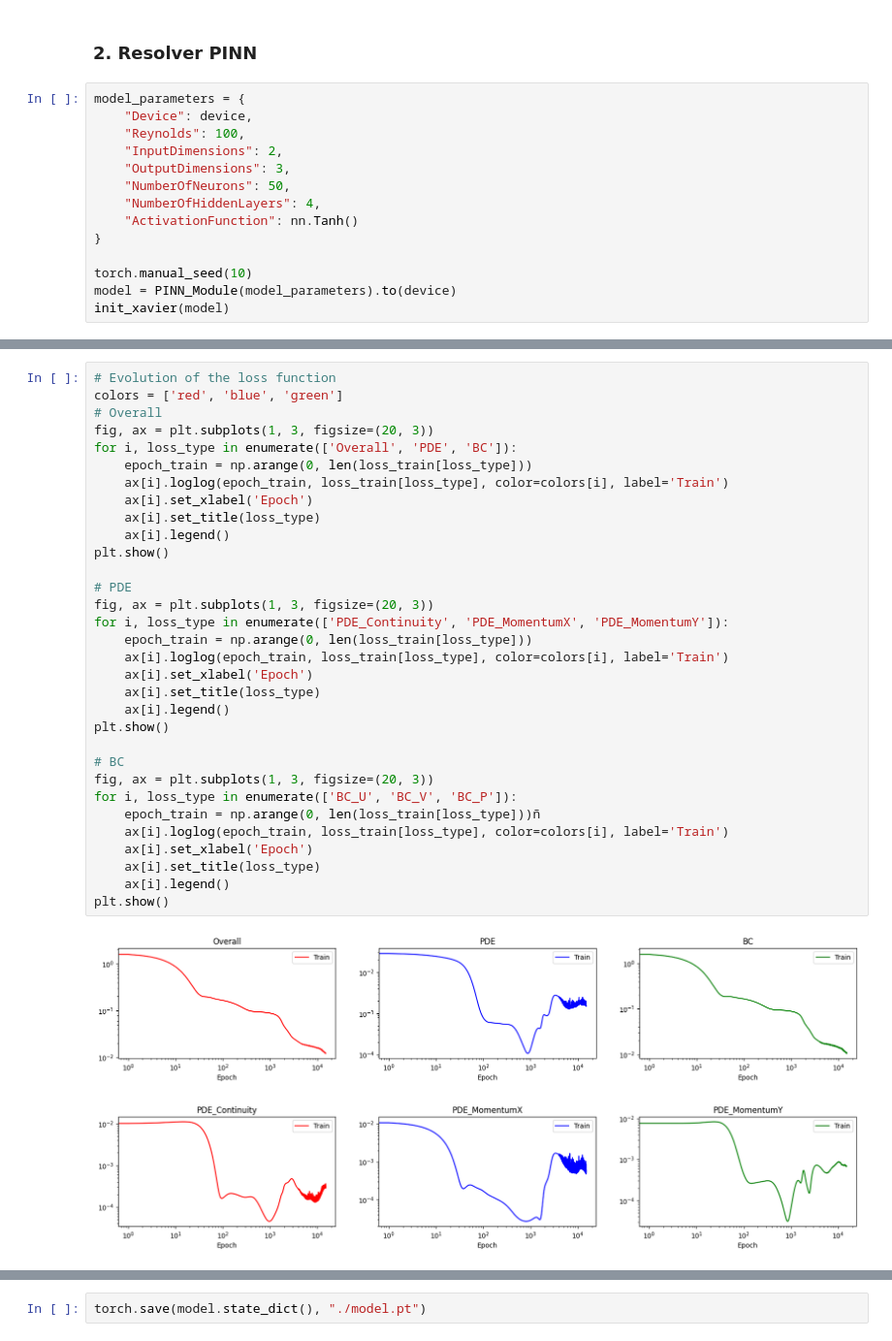
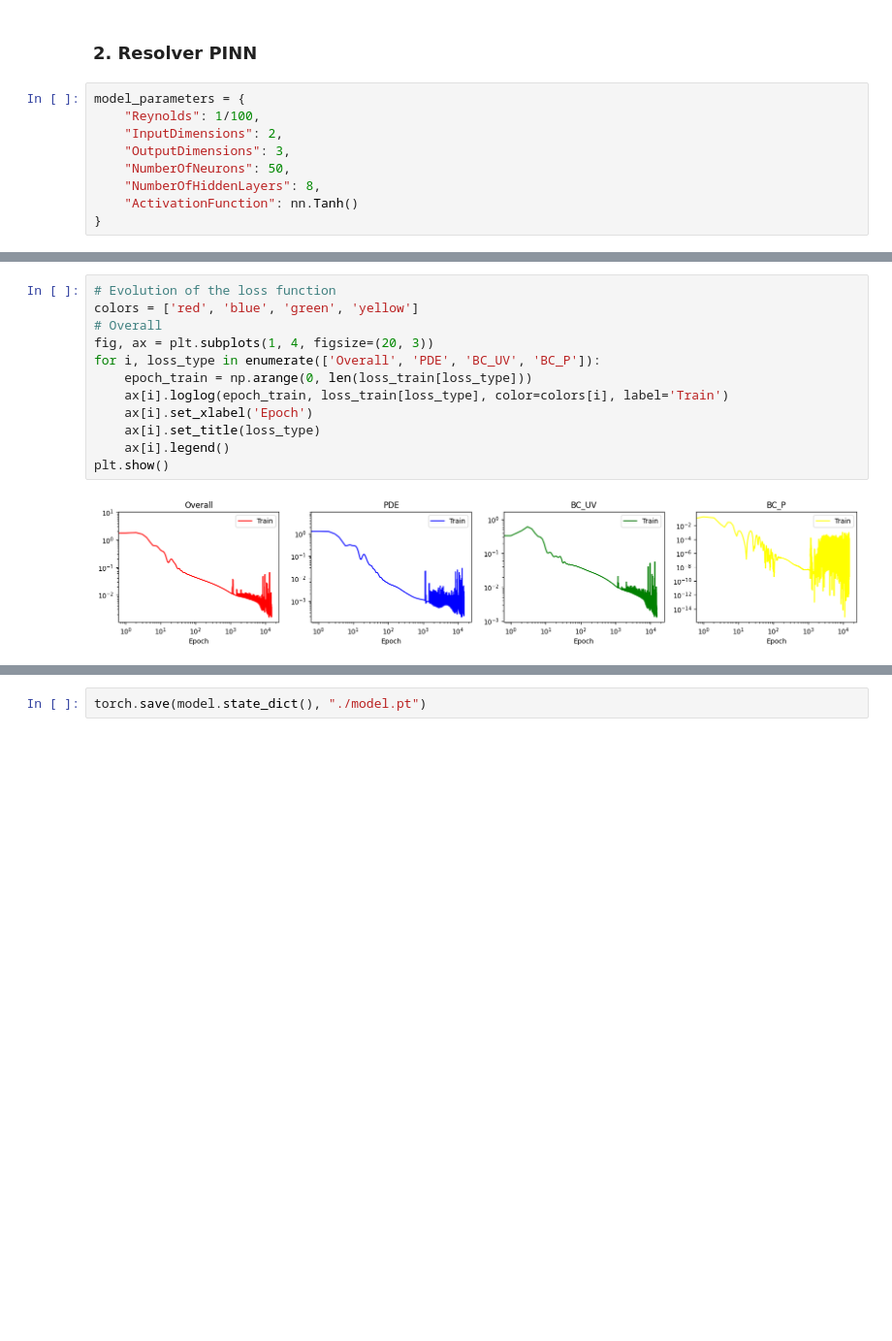
Before and after one commit to maxit1992/MIA_RNIF, a Jupyter notebook: TP_RNIF.ipynb, the cells around one changed output, grey strips where cells are left out. Shown at 97% size. Drawn from its saved outputs; the diff is of its cells as text; blank space fills up the shorter version.

Commit message:
mejoras rendimiento modelo

```diff
--- a/TP_RNIF.ipynb
+++ b/TP_RNIF.ipynb
@@ -288,16 +281,11 @@ def init_xavier(model):
 ### 2. Resolver PINN
 # %%
 model_parameters = {
-    "Device": device,
-    "Reynolds": 100,
+    "Reynolds": 1/100,
     "InputDimensions": 2,
     "OutputDimensions": 3,
     "NumberOfNeurons": 50,
-    "NumberOfHiddenLayers": 4,
+    "NumberOfHiddenLayers": 8,
     "ActivationFunction": nn.Tanh()
 }
-
-torch.manual_seed(10)
-model = PINN_Module(model_parameters).to(device)
-init_xavier(model)
 # %%
@@ -376,35 +355,14 @@ Epoch 15000/15000 - Loss Overall: 0.012208283878862858, PDE: 0.00153141911141574
 # %%
 # Evolution of the loss function
-colors = ['red', 'blue', 'green']
+colors = ['red', 'blue', 'green', 'yellow']
 # Overall
-fig, ax = plt.subplots(1, 3, figsize=(20, 3))
-for i, loss_type in enumerate(['Overall', 'PDE', 'BC']):
+fig, ax = plt.subplots(1, 4, figsize=(20, 3))
+for i, loss_type in enumerate(['Overall', 'PDE', 'BC_UV', 'BC_P']):
     epoch_train = np.arange(0, len(loss_train[loss_type]))
     ax[i].loglog(epoch_train, loss_train[loss_type], color=colors[i], label='Train')
     ax[i].set_xlabel('Epoch')
     ax[i].set_title(loss_type)
     ax[i].legend()
 plt.show()
-
-# PDE
-fig, ax = plt.subplots(1, 3, figsize=(20, 3))
-for i, loss_type in enumerate(['PDE_Continuity', 'PDE_MomentumX', 'PDE_MomentumY']):
-    epoch_train = np.arange(0, len(loss_train[loss_type]))
-    ax[i].loglog(epoch_train, loss_train[loss_type], color=colors[i], label='Train')
-    ax[i].set_xlabel('Epoch')
-    ax[i].set_title(loss_type)
-    ax[i].legend()
-plt.show()
-
-# BC
-fig, ax = plt.subplots(1, 3, figsize=(20, 3))
-for i, loss_type in enumerate(['BC_U', 'BC_V', 'BC_P']):
-    epoch_train = np.arange(0, len(loss_train[loss_type]))ñ
-    ax[i].loglog(epoch_train, loss_train[loss_type], color=colors[i], label='Train')
-    ax[i].set_xlabel('Epoch')
-    ax[i].set_title(loss_type)
-    ax[i].legend()
-plt.show()
 # %% [output]
-[figure, old version]
+[figure, new version]
-[figure, removed]
```
Also changed, not shown: parts of 35 cells of this notebook, 1 other file.
